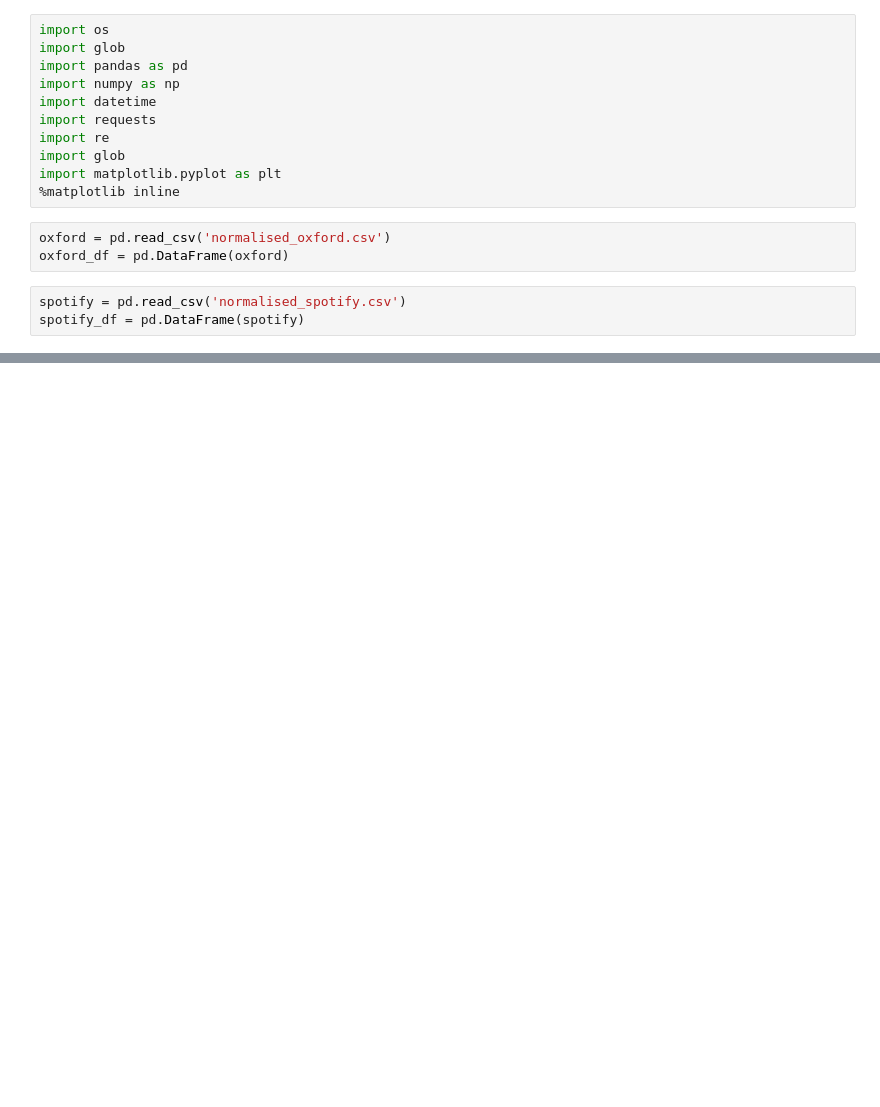
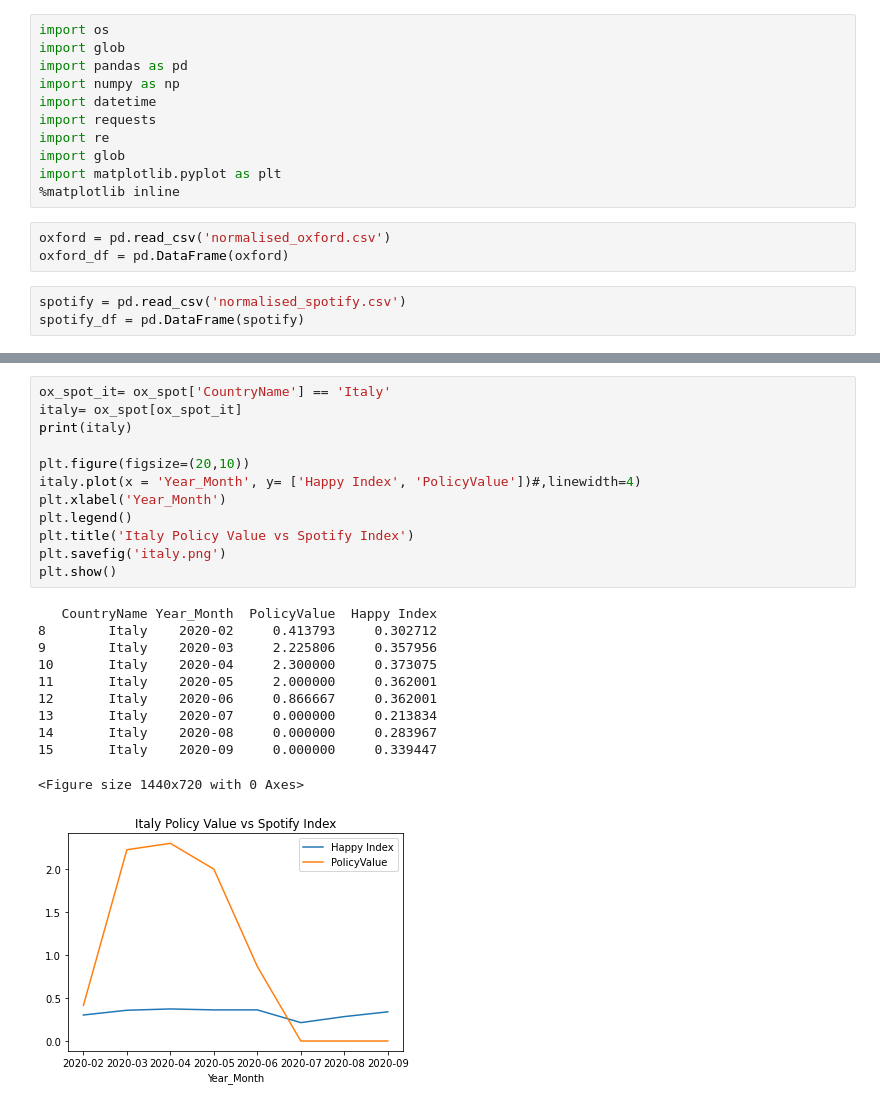
Before and after one commit to ksaslow/sad-song, a Jupyter notebook: together_test.ipynb, the cells around one changed output, grey strips where cells are left out. Saved outputs shown, nothing was run; the diff lists cells and outputs as text; blank space fills up the shorter version.

```diff
--- a/together_test.ipynb
+++ b/together_test.ipynb
@@ -61,0 +68,24 @@ ox_spot
+# %%
+ox_spot_it= ox_spot['CountryName'] == 'Italy'
+italy= ox_spot[ox_spot_it]
+print(italy)
+
+plt.figure(figsize=(20,10))
+italy.plot(x = 'Year_Month', y= ['Happy Index', 'PolicyValue'])#,linewidth=4)
+plt.xlabel('Year_Month')
+plt.legend()
+plt.title('Italy Policy Value vs Spotify Index')
+plt.savefig('italy.png')
+plt.show()
+# %% [output]
+   CountryName Year_Month  PolicyValue  Happy Index
+8        Italy    2020-02     0.413793     0.302712
+9        Italy    2020-03     2.225806     0.357956
+10       Italy    2020-04     2.300000     0.373075
+11       Italy    2020-05     2.000000     0.362001
+12       Italy    2020-06     0.866667     0.362001
+13       Italy    2020-07     0.000000     0.213834
+14       Italy    2020-08     0.000000     0.283967
+15       Italy    2020-09     0.000000     0.339447
+<Figure size 1440x720 with 0 Axes>
+[figure, added]
```
Also changed, not shown: parts of 9 cells of this notebook, 8 other files.
